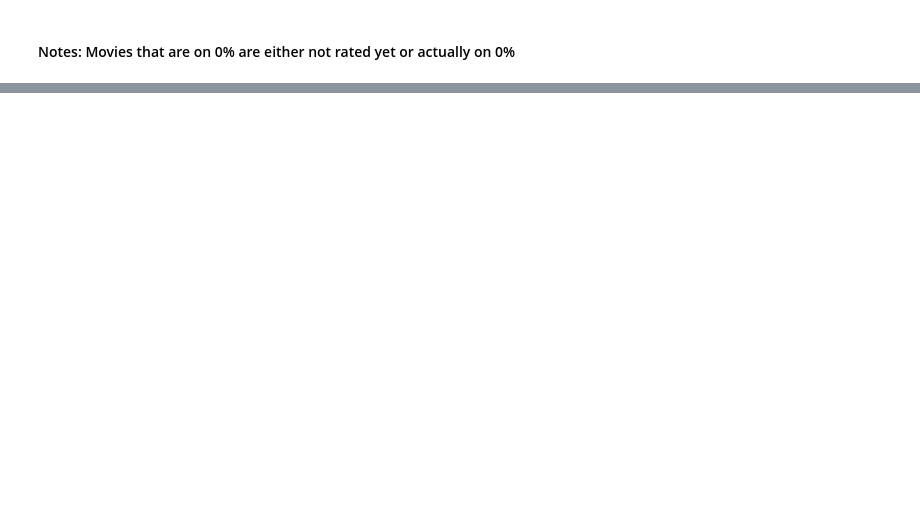
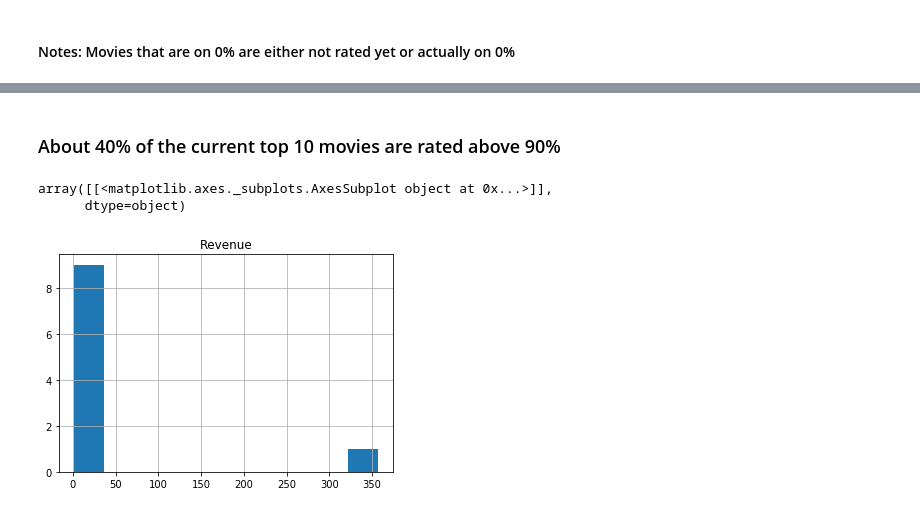
Before and after one commit to IMabuza/rotten_tomatos_scrapper, a Jupyter notebook: rotten_vis.ipynb, the cells around one changed output, grey strips where cells are left out. Saved outputs shown, nothing was run; the diff lists cells and outputs as text; code cells hidden in the pictures; blank space fills up the shorter version.

```diff
--- a/rotten_vis.ipynb
+++ b/rotten_vis.ipynb
@@ -46,0 +61,8 @@ plt.scatter(x,y)
+# %% [markdown]
+### About 40% of the current top 10 movies are rated above 90%
+# %%
+df.hist('Revenue', bins=10)
+# %% [output]
+array([[<matplotlib.axes._subplots.AxesSubplot object at 0x...>]],
+      dtype=object)
+[figure, added]
```
Also changed, not shown: parts of 10 cells of this notebook, 3 other files.
